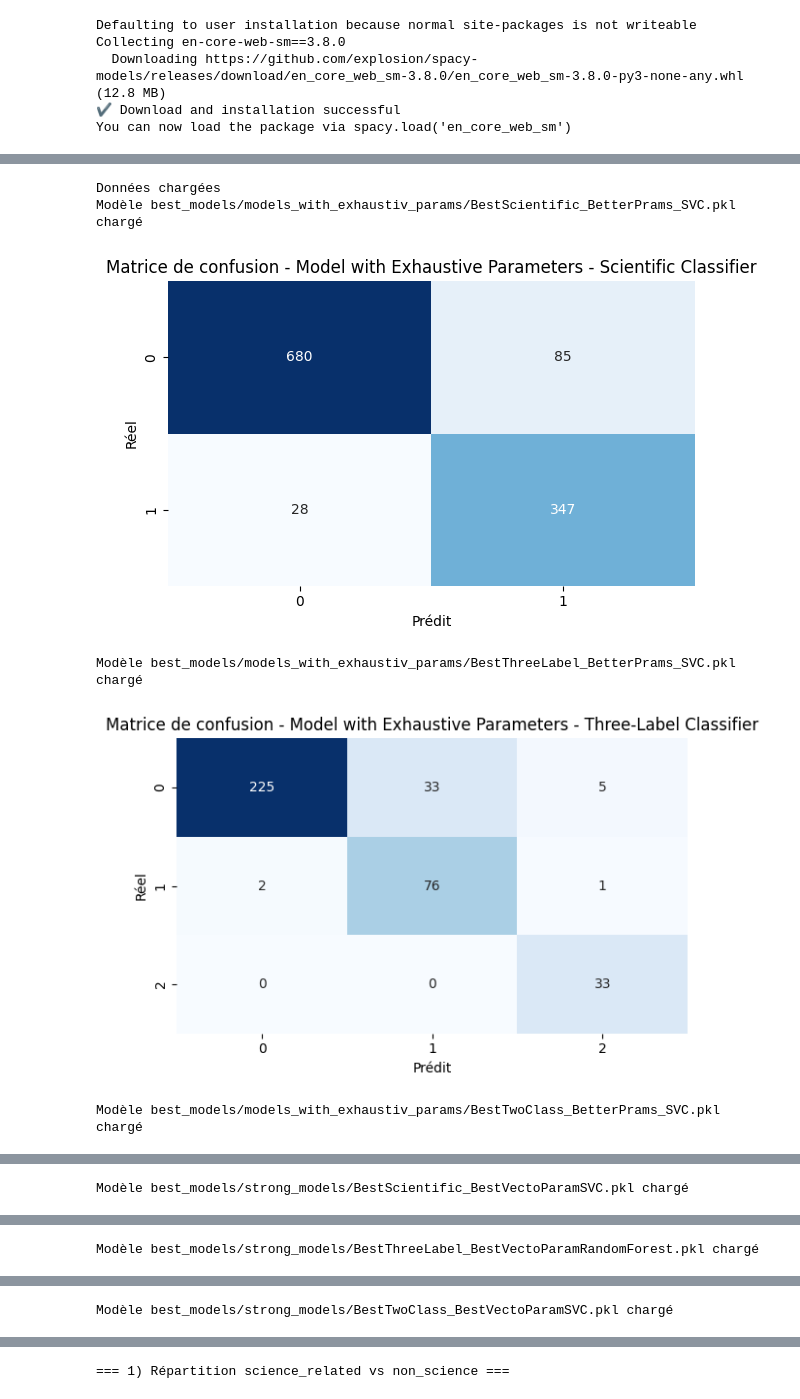
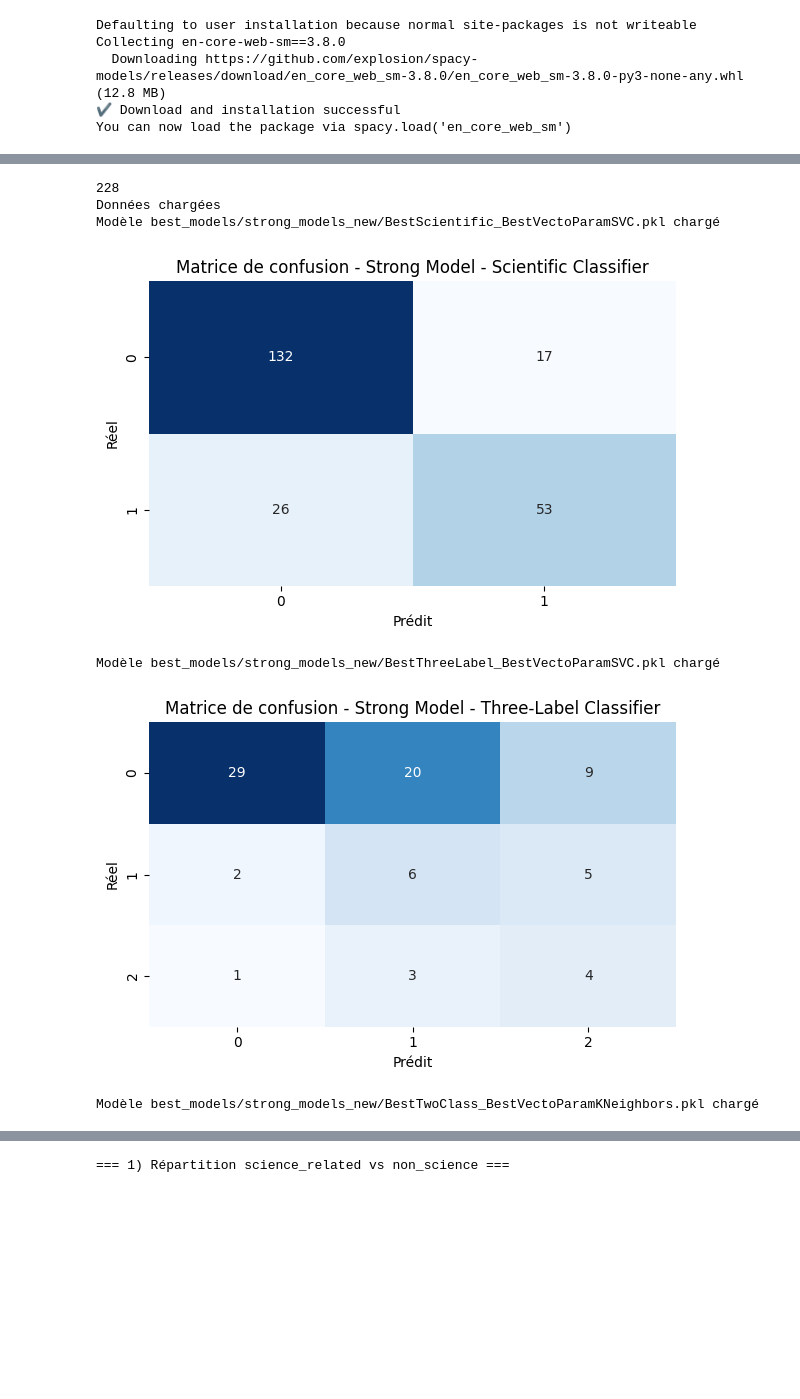
Before and after one commit to Wakeless-Ry/MachineLearning, a Jupyter notebook: Projet_Machine_Learning_Stats.ipynb, the cells around one changed output, grey strips where cells are left out. Drawn from its saved outputs; the diff is of its cells as text; code cells hidden in the pictures; blank space fills up the shorter version.

```diff
--- a/Projet_Machine_Learning_Stats.ipynb
+++ b/Projet_Machine_Learning_Stats.ipynb
@@ -195,7 +195,7 @@ all_models = []
 
 main_folder = "best_models"
 
-subfolders = ["models_with_exhaustiv_params", "strong_models"]
+subfolders = ["strong_models_new"]
 
 for folder in subfolders:
     for file in os.listdir(main_folder + "/" + folder):
@@ -220,7 +217,8 @@ def make_3class_label(row):
 
 # Charger les données
 df=pd.read_csv('scitweets_export.tsv',sep='\t')
-sample = df
+sample = df.tail(len(df.index) - 912)
+print(len(sample.index))
 
 print("Données chargées")
 
@@ -234,7 +232,7 @@ for model_path in all_models:
     # Préparer les données de test pour les statistiques
     dftest = sample
 
-    if "strong_models" in model_path:
+    if "strong_models_new" in model_path:
         name = "Strong Model"
     elif "models_with_exhaustiv_params" in model_path:
         name = "Model with Exhaustive Parameters"
@@ -246,35 +244,36 @@ for model_path in all_models:
         X_test = dftest.text
         y_test = dftest.science_related
     elif "ThreeLabel" in model_path:
         name += " - Three-Label Classifier"
         dftest = dftest[dftest["science_related"] == 1]
         X_test = dftest.text
         y_test = dftest.apply(make_3class_label, axis=1)
     elif "TwoClass" in model_path:
         name += " - Two-Class Classifier"
         dftest = dftest[dftest["science_related"] == 1]
         X_test = dftest.text
         y_test = ((dftest['scientific_claim'] == 1) | (dftest['scientific_reference'] == 1)).astype(int)
     else:
         name += " - Unknown Classifier"
         raise ValueError("Type de classifieur inconnu : " + model_path)
 
     # Faire les prédictions avec le modèle chargé
     y_pred = pipe.predict(X_test)
     y_preds.append(y_pred)
     pipes.append(pipe)
     conf_mat = confusion_matrix(y_test, y_pred)
     plt.figure(figsize=(6, 4))
     sns.heatmap(conf_mat, annot=True, fmt="d", cmap="Blues", cbar=False)
     plt.title(f"Matrice de confusion - {name}")
     plt.xlabel("Prédit")
     plt.ylabel("Réel")
     plt.tight_layout()
     plt.show()
 # %% [output]
+228
 Données chargées
-Modèle best_models/models_with_exhaustiv_params/BestScientific_BetterPrams_SVC.pkl chargé
+Modèle best_models/strong_models_new/BestScientific_BestVectoParamSVC.pkl chargé
-[figure, old version]
+[figure, new version]
-Modèle best_models/models_with_exhaustiv_params/BestThreeLabel_BetterPrams_SVC.pkl chargé
+Modèle best_models/strong_models_new/BestThreeLabel_BestVectoParamSVC.pkl chargé
-[figure, old version]
+[figure, new version]
-Modèle best_models/models_with_exhaustiv_params/BestTwoClass_BetterPrams_SVC.pkl chargé
+Modèle best_models/strong_models_new/BestTwoClass_BestVectoParamKNeighbors.pkl chargé
@@ -282 +280,0 @@ Modèle best_models/models_with_exhaustiv_params/BestTwoClass_BetterPrams_SVC.pk
-Modèle best_models/strong_models/BestScientific_BestVectoParamSVC.pkl chargé
@@ -284 +280,0 @@ Modèle best_models/strong_models/BestScientific_BestVectoParamSVC.pkl chargé
-Modèle best_models/strong_models/BestThreeLabel_BestVectoParamRandomForest.pkl chargé
@@ -286 +280,0 @@ Modèle best_models/strong_models/BestThreeLabel_BestVectoParamRandomForest.pkl
-Modèle best_models/strong_models/BestTwoClass_BestVectoParamSVC.pkl chargé
```
Also changed, not shown: parts of 5 cells of this notebook.
